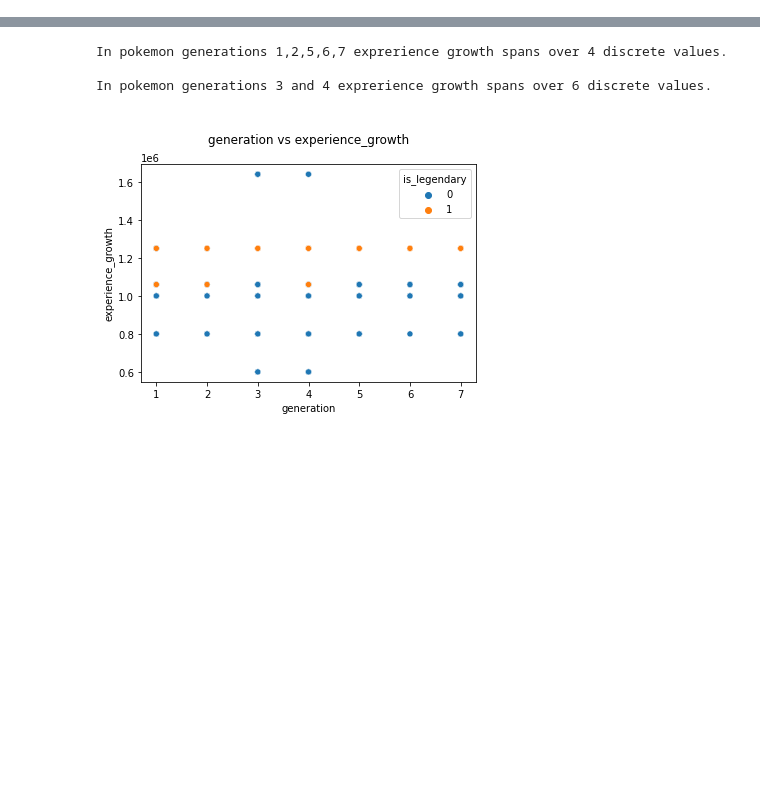
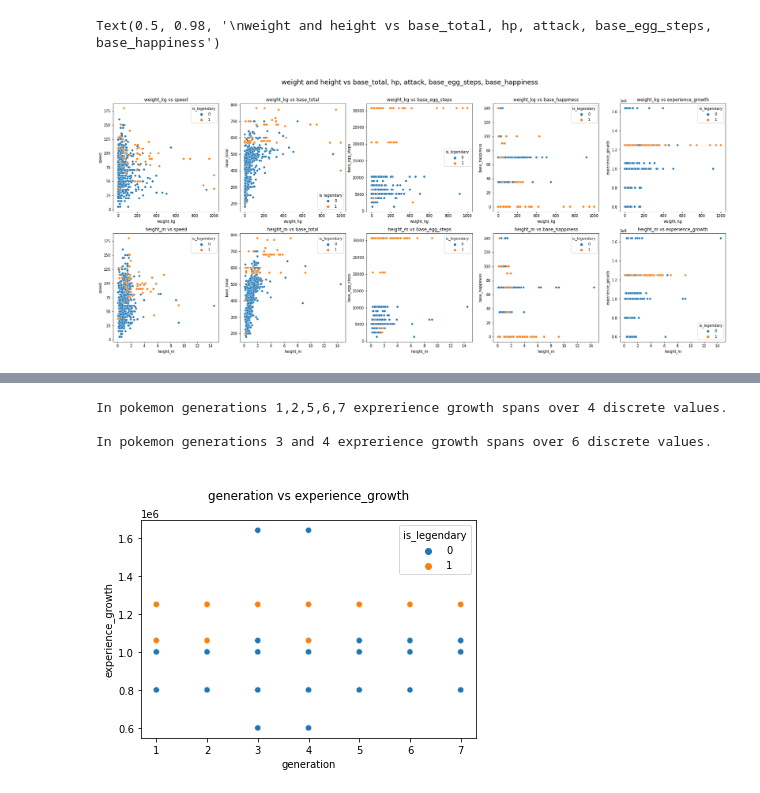
Before and after one commit to Zzzhenya/pokemon_data, a Jupyter notebook: Further Analysis.ipynb, the cells around one changed output, grey strips where cells are left out. Drawn from its saved outputs; the diff is of its cells as text; code cells hidden in the pictures; blank space fills up the shorter version.

```diff
--- a/Further Analysis.ipynb
+++ b/Further Analysis.ipynb
@@ -19,0 +57,33 @@ pokemon_with_stats = df[['pokedex_number','name','japanese_name', 'generation','
+# %%
+#'base_total','speed', "base_egg_steps", "base_happiness", "experience_growth"
+fig = plt.figure(figsize=(30, 12))
+spec = fig.add_gridspec(ncols=5, nrows=2)
+ax0 = fig.add_subplot(spec[0, 0])
+#weight
+sns.scatterplot(data=pokemon_with_stats, x="weight_kg", y = "speed", hue = "is_legendary", ax=ax0).set(title="weight_kg vs speed")
+ax1 = fig.add_subplot(spec[0, 1])
+sns.scatterplot(data=pokemon_with_stats, x="weight_kg", y = "base_total",  hue = "is_legendary", ax=ax1).set(title="weight_kg vs base_total")
+ax2 = fig.add_subplot(spec[0, 2])
+sns.scatterplot(data=pokemon_with_stats, x="weight_kg", y = "base_egg_steps",  hue = "is_legendary", ax=ax2).set(title="weight_kg vs base_egg_steps")
+ax3 = fig.add_subplot(spec[0, 3])
+sns.scatterplot(data=pokemon_with_stats, x="weight_kg", y = "base_happiness",  hue = "is_legendary", ax=ax3).set(title="weight_kg vs base_happiness")
+ax4 = fig.add_subplot(spec[0, 4])
+sns.scatterplot(data=pokemon_with_stats, x="weight_kg", y = "experience_growth",  hue = "is_legendary", ax=ax4).set(title="weight_kg vs experience_growth")
+
+#height
+ax0 = fig.add_subplot(spec[1, 0])
+sns.scatterplot(data=pokemon_with_stats, x="height_m", y = "speed",  hue = "is_legendary", ax=ax0).set(title="height_m vs speed")
+ax1 = fig.add_subplot(spec[1, 1])
+sns.scatterplot(data=pokemon_with_stats, x="height_m", y = "base_total",  hue = "is_legendary", ax=ax1).set(title="height_m vs base_total")
+ax2 = fig.add_subplot(spec[1, 2])
+sns.scatterplot(data=pokemon_with_stats, x="height_m", y = "base_egg_steps",  hue = "is_legendary", ax=ax2).set(title="height_m vs base_egg_steps")
+ax3 = fig.add_subplot(spec[1, 3])
+sns.scatterplot(data=pokemon_with_stats, x="height_m", y = "base_happiness",  hue = "is_legendary", ax=ax3).set(title="height_m vs base_happiness")
+ax4 = fig.add_subplot(spec[1, 4])
+sns.scatterplot(data=pokemon_with_stats, x="height_m", y = "experience_growth",  hue = "is_legendary", ax=ax4).set(title="height_m vs experience_growth")
+
+
+fig.suptitle('\nweight and height vs base_total, hp, attack, base_egg_steps, base_happiness', fontsize = 18)
+# %% [output]
+Text(0.5, 0.98, '\nweight and height vs base_total, hp, attack, base_egg_steps, base_happiness')
+[figure, added]
```
Also changed, not shown: parts of 6 cells of this notebook.
